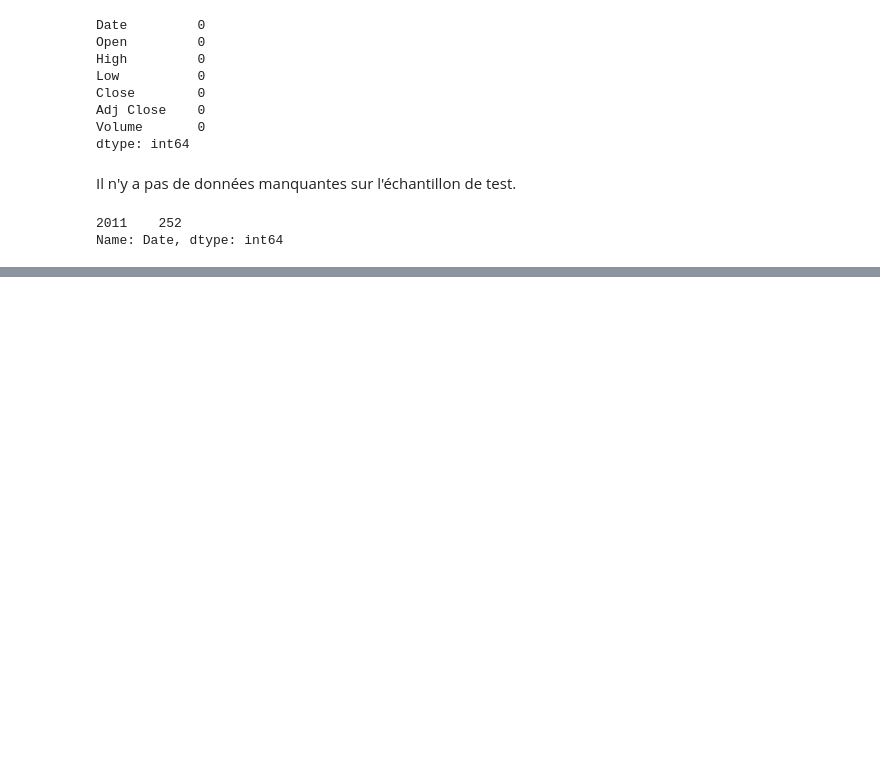
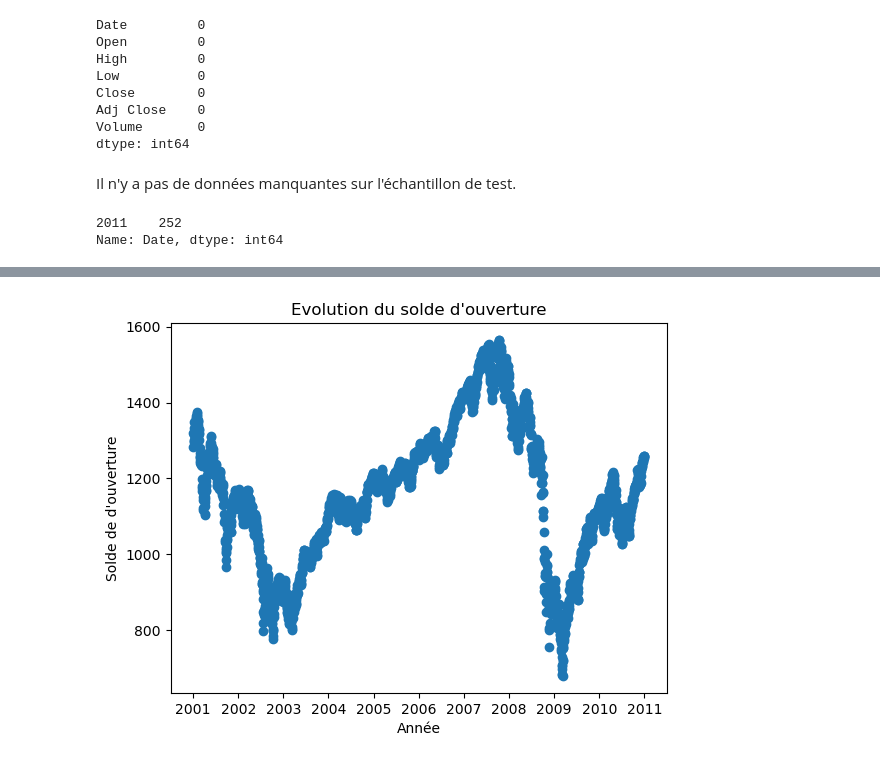
Before and after one commit to BIGMOUSSA/Projet_Reinforcement_Learning_Gestion_De_Stock, a Jupyter notebook: preprocessing_data.ipynb, the cells around one changed output, grey strips where cells are left out. Drawn from its saved outputs; the diff is of its cells as text; code cells hidden in the pictures; blank space fills up the shorter version.

```diff
--- a/preprocessing_data.ipynb
+++ b/preprocessing_data.ipynb
@@ -111,0 +174,8 @@ Name: Date, dtype: int64
+# %%
+plt.scatter(x = data["Date"], y = data["Open"])
+plt.title(label = "Evolution du solde d'ouverture")
+plt.xlabel("Année")
+plt.ylabel("Solde de d'ouverture")
+plt.show()
+# %% [output]
+[figure, added]
```
Also changed, not shown: parts of 20 cells of this notebook, 2 other files.
